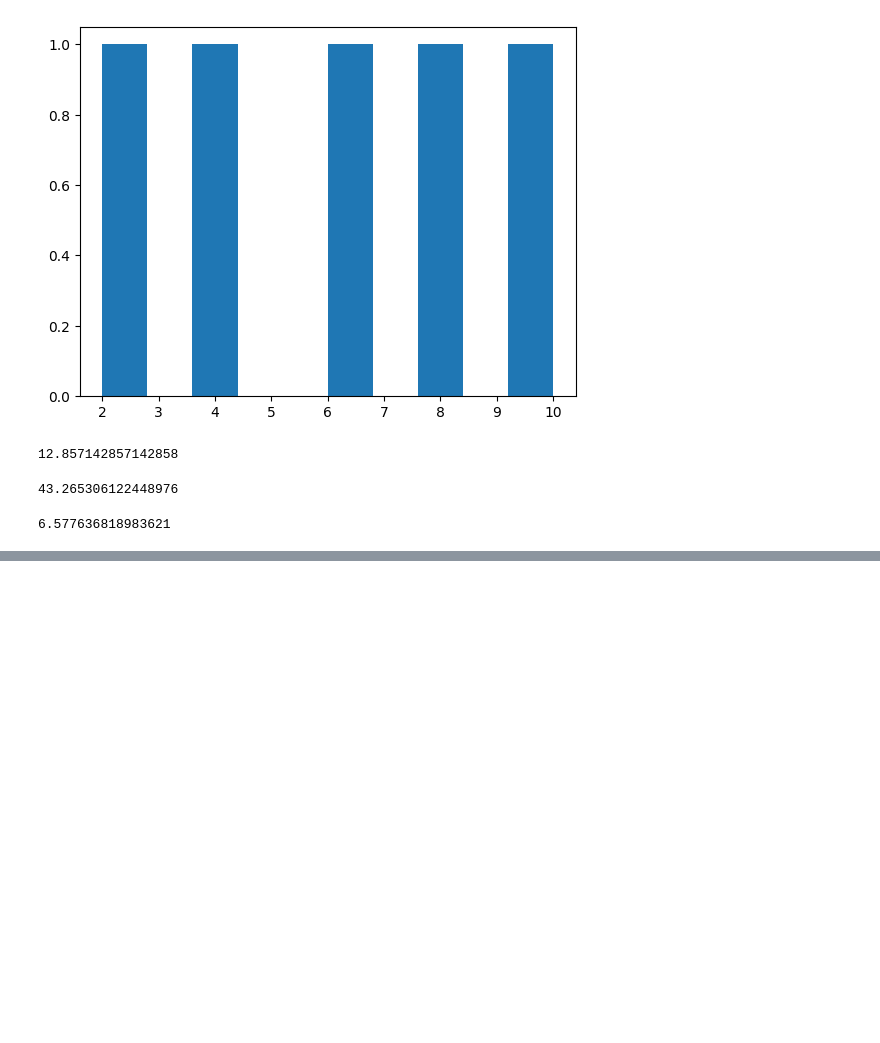
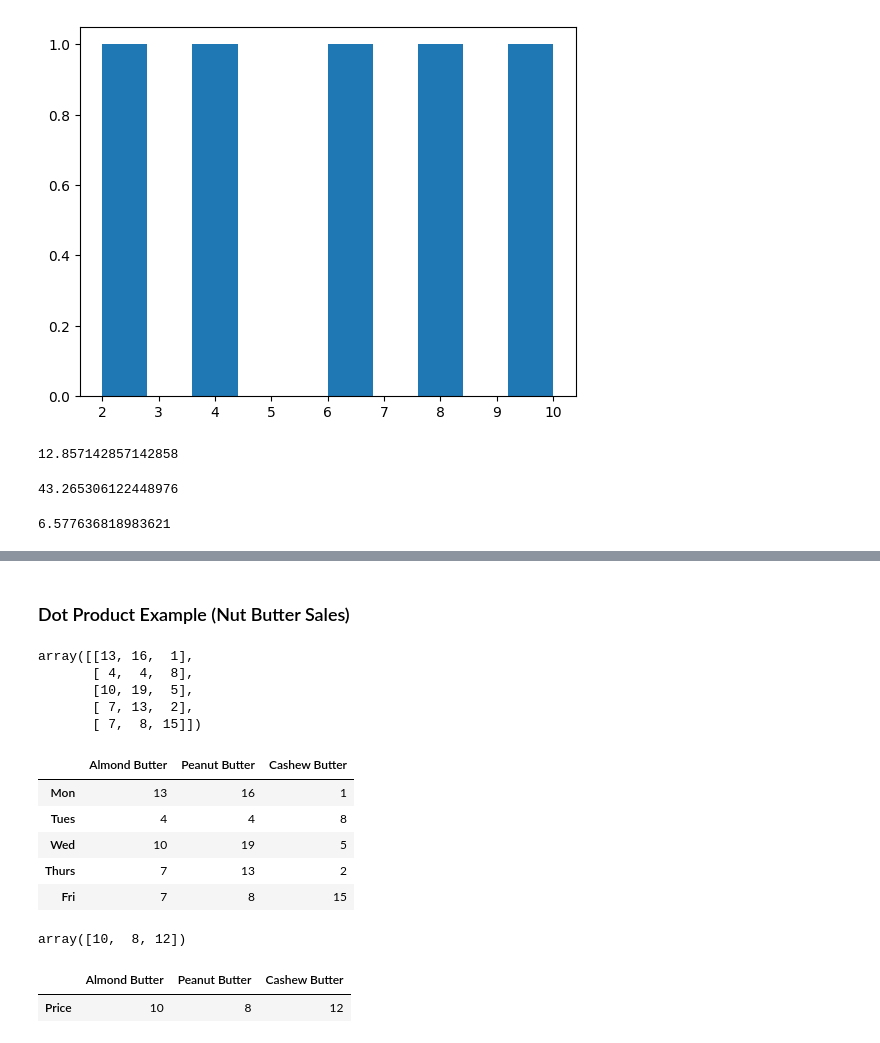
Before and after one commit to christiandarvs/CompleteML-DS, a Jupyter notebook: NumPy/intro-to-numpy.ipynb, the cells around one changed output, grey strips where cells are left out. Drawn from its saved outputs; the diff is of its cells as text; code cells hidden in the pictures; blank space fills up the shorter version.

```diff
--- a/NumPy/intro-to-numpy.ipynb
+++ b/NumPy/intro-to-numpy.ipynb
@@ -472,0 +696,34 @@ standard_dev_prac()
+# %% [markdown]
+### Dot Product Example (Nut Butter Sales)
+# %%
+np.random.seed(0)
+sales_amount = np.random.randint(1,20, size=(5,3))
+display(sales_amount)
+# %% [output]
+array([[13, 16,  1],
+       [ 4,  4,  8],
+       [10, 19,  5],
+       [ 7, 13,  2],
+       [ 7,  8, 15]])
+# %%
+import pandas as pd
+weekly_sales = pd.DataFrame(sales_amount, index=['Mon', 'Tues', 'Wed', 'Thurs', 'Fri'], columns=['Almond Butter', 'Peanut Butter', 'Cashew Butter',])
+display(weekly_sales)
+# %% [output]
+|  | Almond Butter | Peanut Butter | Cashew Butter |
+| Mon | 13 | 16 | 1 |
+| Tues | 4 | 4 | 8 |
+| Wed | 10 | 19 | 5 |
+| Thurs | 7 | 13 | 2 |
+| Fri | 7 | 8 | 15 |
+# %%
+prices = np.array([10, 8, 12])
+prices
+# %% [output]
+array([10,  8, 12])
+# %%
+butter_prices = pd.DataFrame(prices.reshape(1, 3), index=['Price'], columns=['Almond Butter', 'Peanut Butter', 'Cashew Butter',])
+butter_prices
+# %% [output]
+|  | Almond Butter | Peanut Butter | Cashew Butter |
+| Price | 10 | 8 | 12 |
```
Also changed, not shown: parts of 49 cells of this notebook, 11 other files.
